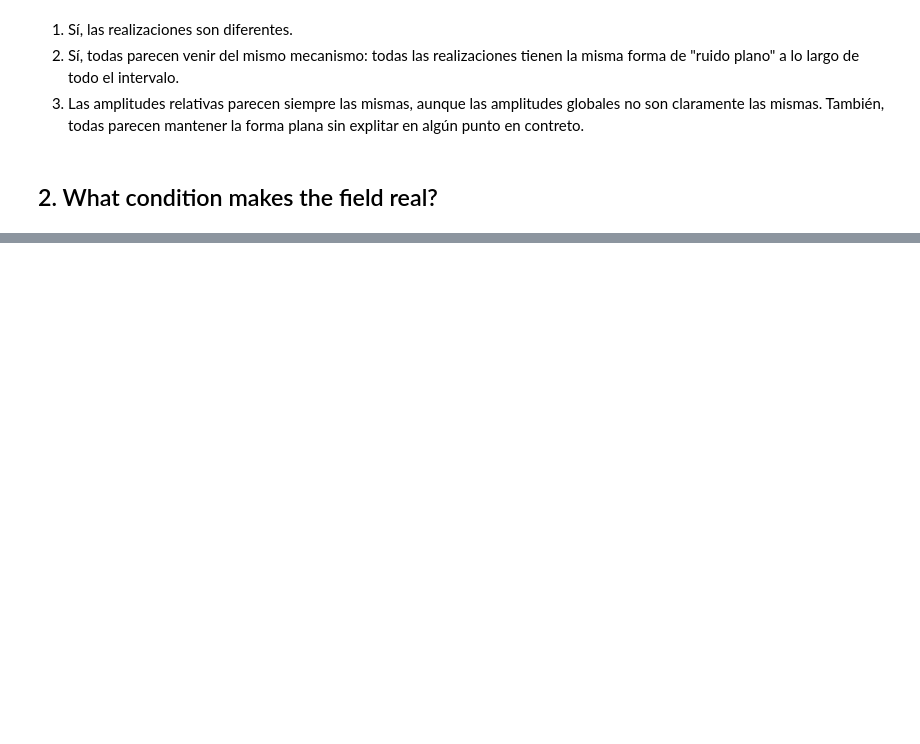
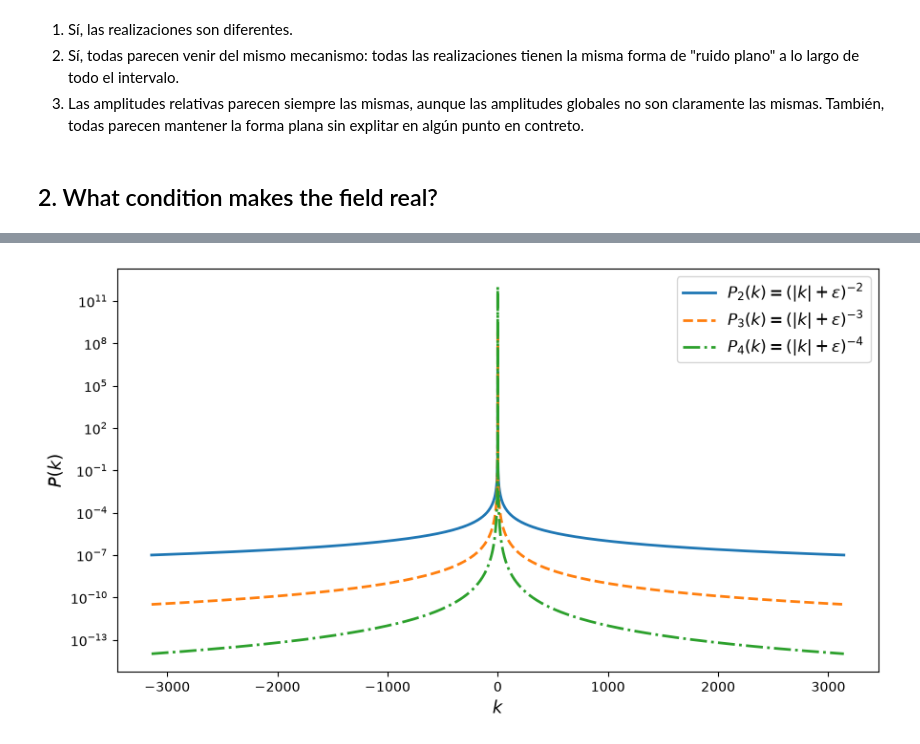
Before and after one commit to jairferrara/num-est, a Jupyter notebook: 03/03.ipynb, the cells around one changed output, grey strips where cells are left out. Cells and saved outputs as stored; diff of their text form; code cells hidden in the pictures; blank space fills up the shorter version.

```diff
--- a/03/03.ipynb
+++ b/03/03.ipynb
@@ -92,0 +113,14 @@ plt.show()
+# %%
+Pk_arr = np.asarray([P(fourier_space_unshifted, ep=0.001, N=i) for i in range(2, 5)])
+
+plt.figure(figsize=(9, 5))
+for n, Pn, ls in zip(range(2, 5), Pk_arr, ['-', '--', '-.']):
+    plt.plot(fourier_space, np.fft.fftshift(Pn), ls, lw=2, label=rf'$P_{n}(k)=(|k|+\epsilon)^{{-{n}}}$')
+plt.yscale('log')
+plt.xlabel('$k$', fontsize=13)
+plt.ylabel('$P(k)$', fontsize=13)
+plt.legend(fontsize=12)
+plt.tight_layout()
+plt.show()
+# %% [output]
+[figure, added]
```
Also changed, not shown: parts of 28 cells of this notebook.
